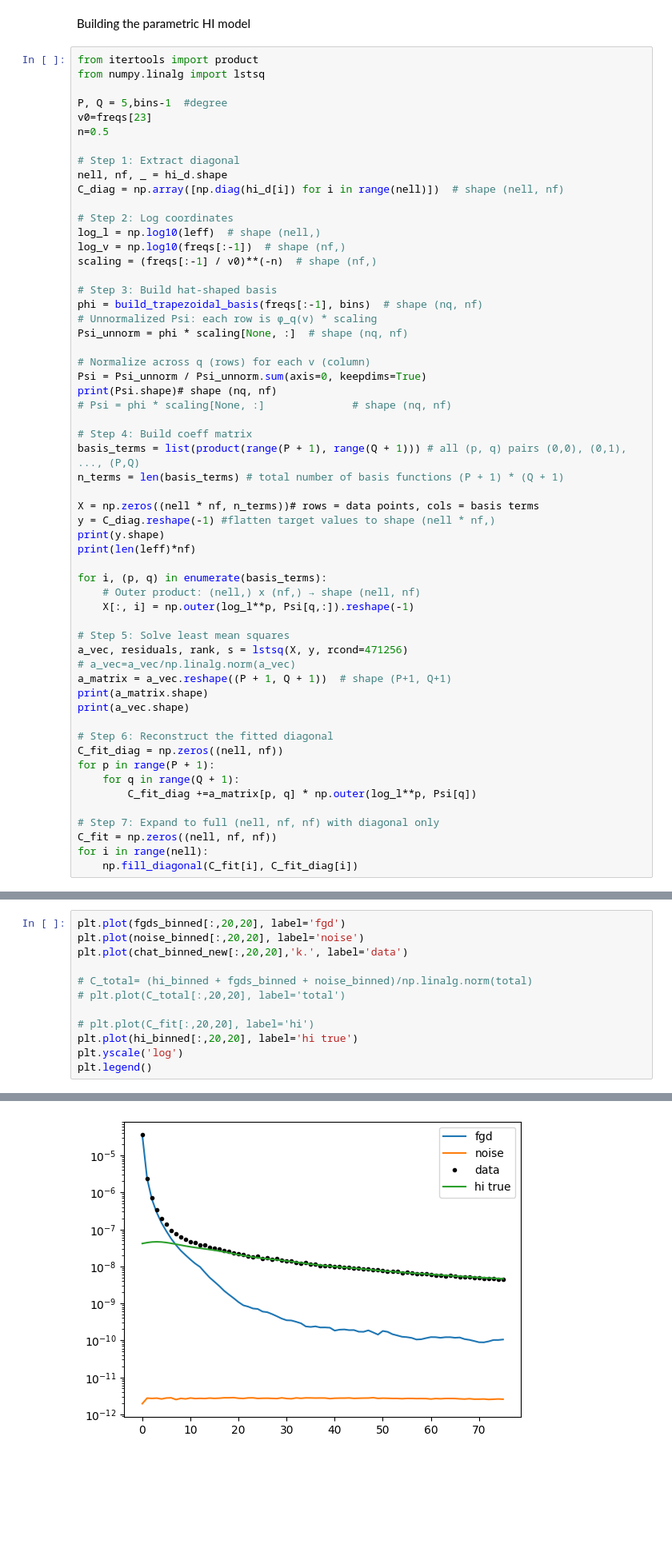
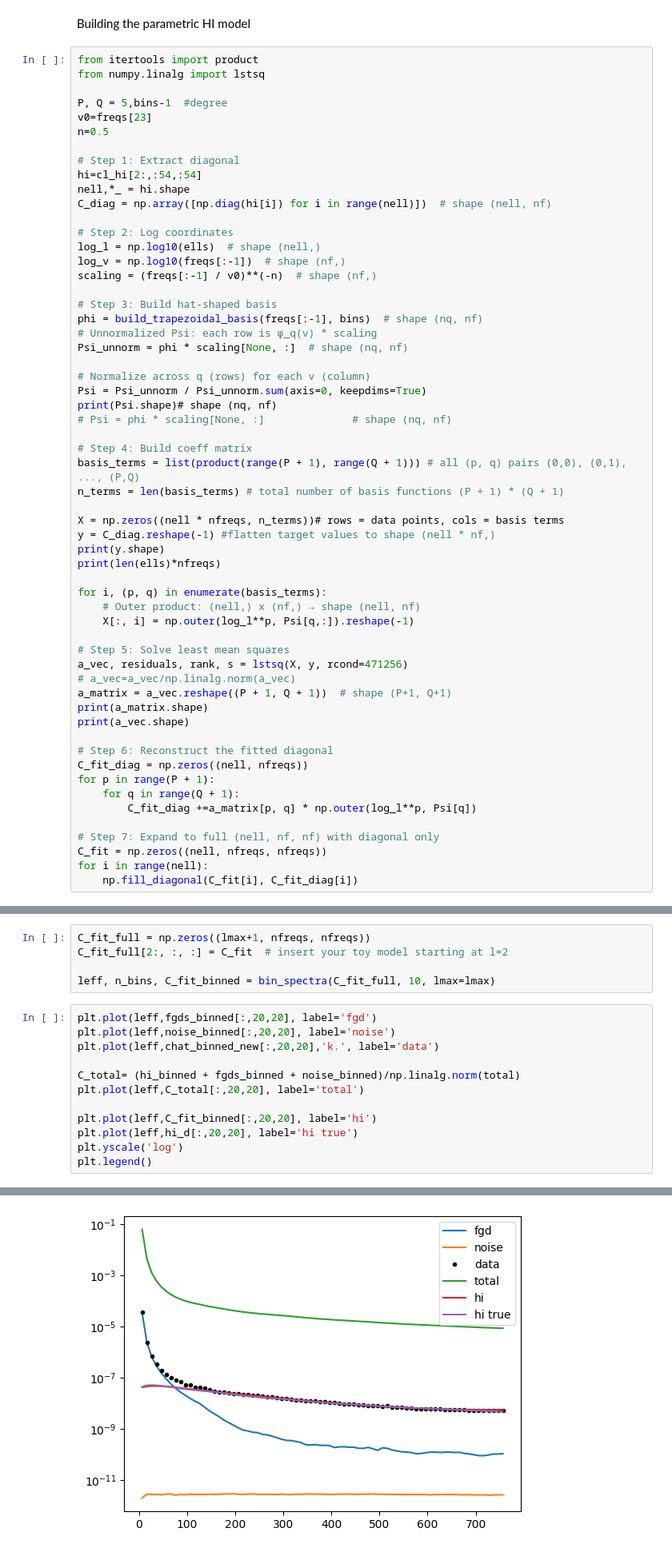
Before and after one commit to urwa99/MASS_Thesis, a Jupyter notebook: HI/SMICA_HI5.ipynb, the cells around one changed output, grey strips where cells are left out. Shown at 80% size. Saved outputs shown, nothing was run; the diff lists cells and outputs as text; blank space fills up the shorter version.

```diff
--- a/HI/SMICA_HI5.ipynb
+++ b/HI/SMICA_HI5.ipynb
@@ -137,11 +133,12 @@ v0=freqs[23]
 n=0.5
 
 # Step 1: Extract diagonal
-nell, nf, _ = hi_d.shape
-C_diag = np.array([np.diag(hi_d[i]) for i in range(nell)])  # shape (nell, nf)
+hi=cl_hi[2:,:54,:54]
+nell,*_ = hi.shape
+C_diag = np.array([np.diag(hi[i]) for i in range(nell)])  # shape (nell, nf)
 
 # Step 2: Log coordinates
-log_l = np.log10(leff)  # shape (nell,)
+log_l = np.log10(ells)  # shape (nell,)
 log_v = np.log10(freqs[:-1])  # shape (nf,)
 scaling = (freqs[:-1] / v0)**(-n)  # shape (nf,)
 
@@ -159,10 +156,10 @@ print(Psi.shape)# shape (nq, nf)
 basis_terms = list(product(range(P + 1), range(Q + 1))) # all (p, q) pairs (0,0), (0,1), ..., (P,Q)
 n_terms = len(basis_terms) # total number of basis functions (P + 1) * (Q + 1)
 
-X = np.zeros((nell * nf, n_terms))# rows = data points, cols = basis terms
+X = np.zeros((nell * nfreqs, n_terms))# rows = data points, cols = basis terms
 y = C_diag.reshape(-1) #flatten target values to shape (nell * nf,)
 print(y.shape)
-print(len(leff)*nf)
+print(len(ells)*nfreqs)
 
 for i, (p, q) in enumerate(basis_terms):
     # Outer product: (nell,) x (nf,) → shape (nell, nf)
@@ -176,13 +173,13 @@ print(a_matrix.shape)
 print(a_vec.shape)
 
 # Step 6: Reconstruct the fitted diagonal
-C_fit_diag = np.zeros((nell, nf))
+C_fit_diag = np.zeros((nell, nfreqs))
 for p in range(P + 1):
     for q in range(Q + 1):
         C_fit_diag +=a_matrix[p, q] * np.outer(log_l**p, Psi[q])
 
 # Step 7: Expand to full (nell, nf, nf) with diagonal only
-C_fit = np.zeros((nell, nf, nf))
+C_fit = np.zeros((nell, nfreqs, nfreqs))
 for i in range(nell):
     np.fill_diagonal(C_fit[i], C_fit_diag[i])
 # %% [output]
@@ -208,18 +235,23 @@ chat_binned_new.shape
+# %%
+C_fit_full = np.zeros((lmax+1, nfreqs, nfreqs))
+C_fit_full[2:, :, :] = C_fit  # insert your toy model starting at l=2
+
+leff, n_bins, C_fit_binned = bin_spectra(C_fit_full, 10, lmax=lmax)
 # %%
-plt.plot(fgds_binned[:,20,20], label='fgd')
-plt.plot(noise_binned[:,20,20], label='noise')
-plt.plot(chat_binned_new[:,20,20],'k.', label='data')
+plt.plot(leff,fgds_binned[:,20,20], label='fgd')
+plt.plot(leff,noise_binned[:,20,20], label='noise')
+plt.plot(leff,chat_binned_new[:,20,20],'k.', label='data')
 
-# C_total= (hi_binned + fgds_binned + noise_binned)/np.linalg.norm(total)
-# plt.plot(C_total[:,20,20], label='total')
+C_total= (hi_binned + fgds_binned + noise_binned)/np.linalg.norm(total)
+plt.plot(leff,C_total[:,20,20], label='total')
 
-# plt.plot(C_fit[:,20,20], label='hi')
-plt.plot(hi_binned[:,20,20], label='hi true')
+plt.plot(leff,C_fit_binned[:,20,20], label='hi')
+plt.plot(leff,hi_d[:,20,20], label='hi true')
 plt.yscale('log')
 plt.legend()
 # %% [output]
 <matplotlib.legend.Legend at 0x...>
-[figure, old version]
+[figure, new version]
 # %% [markdown]
 Mean Squared Error Optimization
 # %%
```
Also changed, not shown: parts of 30 cells of this notebook.
